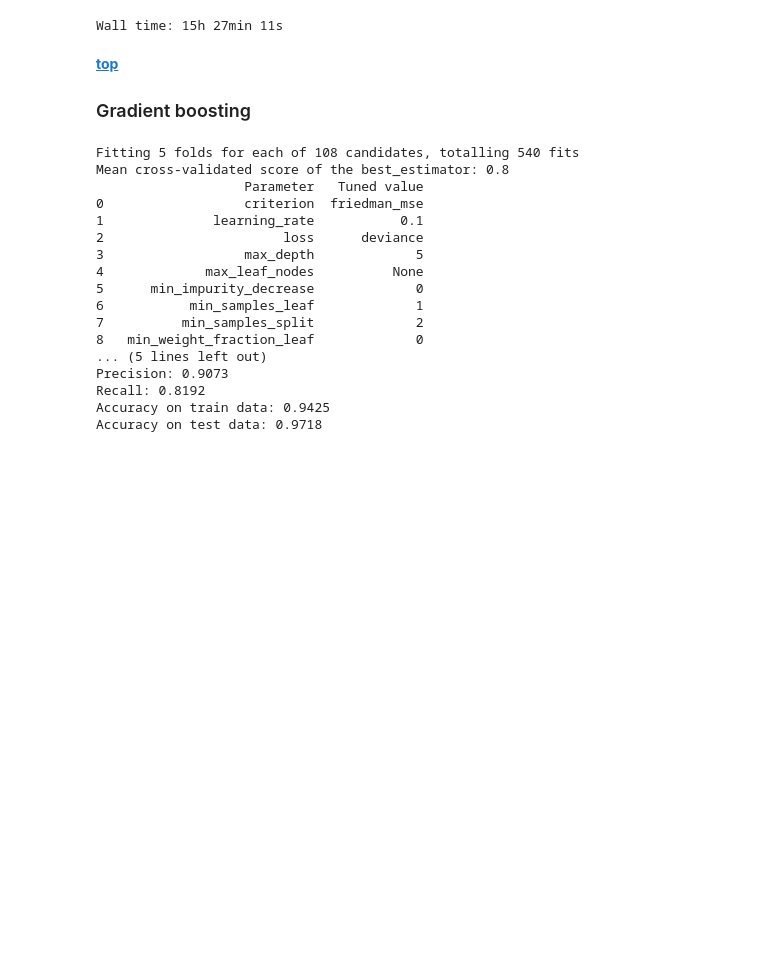
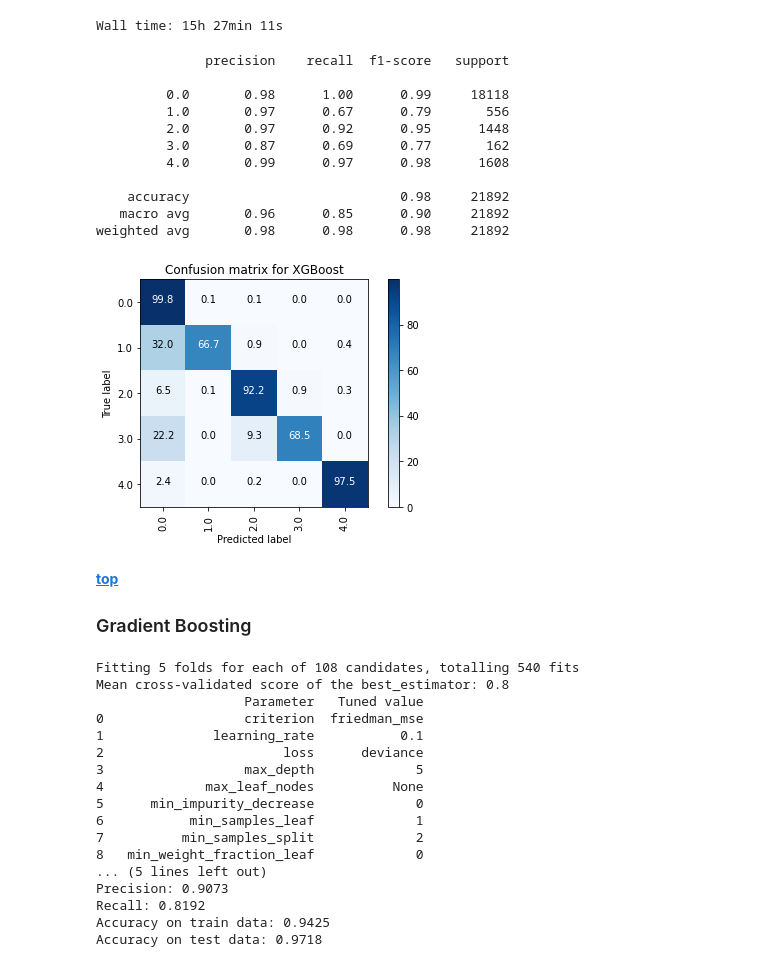
Before and after one commit to nastiag67/ecgn, a Jupyter notebook: README.ipynb, the cells around one changed output. Saved outputs shown, nothing was run; the diff lists cells and outputs as text; code cells hidden in the pictures; blank space fills up the shorter version.

```diff
--- a/README.ipynb
+++ b/README.ipynb
@@ -335,12 +377,12 @@ parameters = {
     'XGB__lambda': [1],  # 1
     'XGB__alpha': [0],  # 0
     'XGB__tree_method': ['auto'],  # auto
-    'XGB__scale_pos_weight': [0.3, 0.7, 1],  # 1
+#     'XGB__scale_pos_weight': [0.3, 0.7, 1],  # 1
     'XGB__predictor': ['cpu_predictor'],  # auto
     'XGB__num_parallel_tree': [1],  # 1
 }
 
-model_xgb = cls_models.checkmodel(
+model_xgb, y_pred_xgb = cls_models.checkmodel(
                                     name,
                                     model,
                                     steps=steps,
@@ -393,10 +435,26 @@ Accuracy on train data: 1.0
 Accuracy on test data: 0.9814
 [figure]
 Wall time: 15h 27min 11s
+# %%
+# check the metrics on testing dataset
+mt.metrics_report(model_xgb[0], 'XGBoost', X_test, y_test, y_train, data='test')
+# %% [output]
+              precision    recall  f1-score   support
+
+         0.0       0.98      1.00      0.99     18118
+         1.0       0.97      0.67      0.79       556
+         2.0       0.97      0.92      0.95      1448
+         3.0       0.87      0.69      0.77       162
+         4.0       0.99      0.97      0.98      1608
+
+    accuracy                           0.98     21892
+   macro avg       0.96      0.85      0.90     21892
+weighted avg       0.98      0.98      0.98     21892
+[figure, added]
 # %% [markdown]
 __[top](#Contents)__
 
-### Gradient boosting
+### Gradient Boosting
 # %%
 %%time
 from sklearn.ensemble import GradientBoostingClassifier
```
Also changed, not shown: parts of 28 cells of this notebook, 51 other files.
